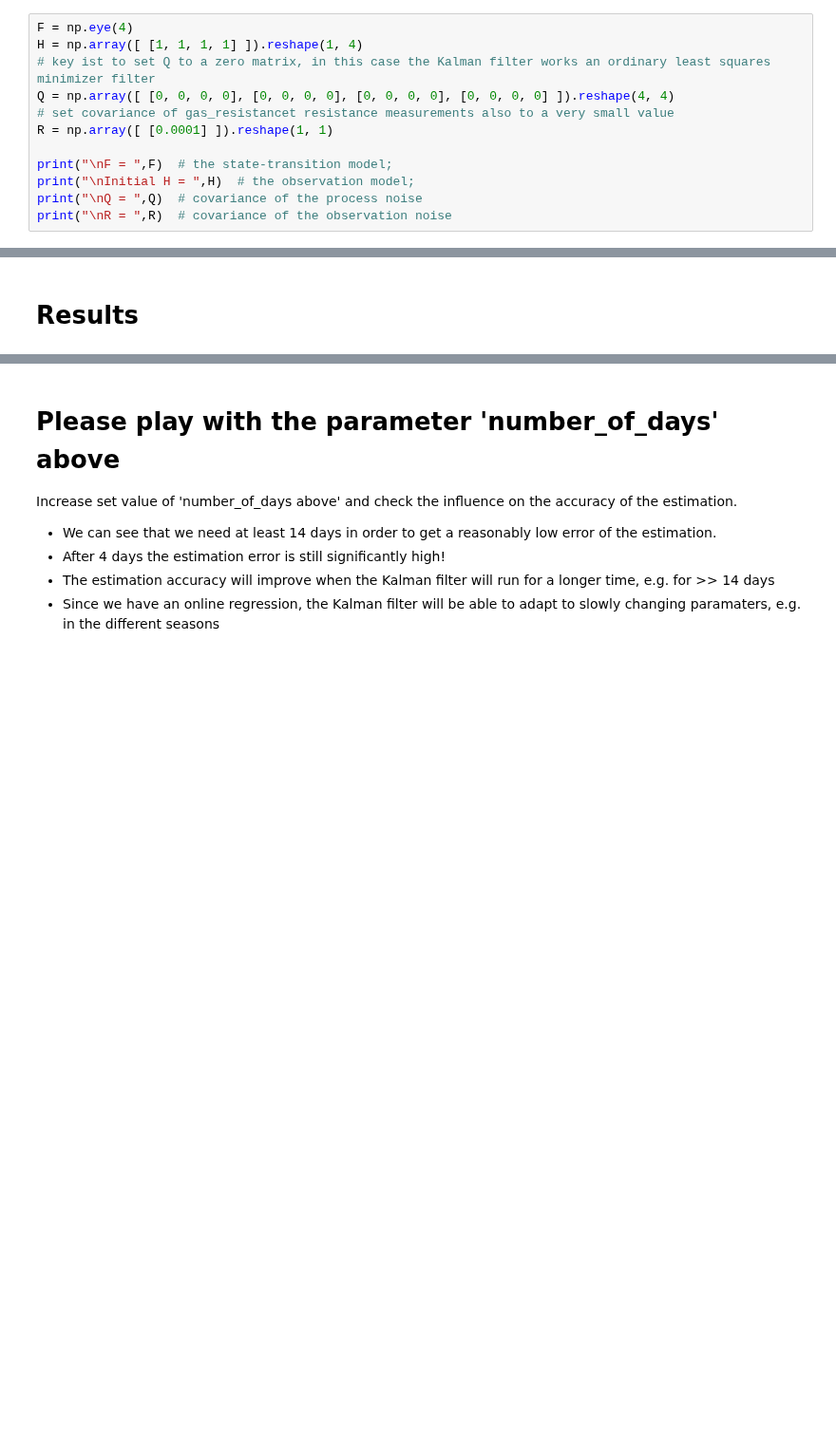
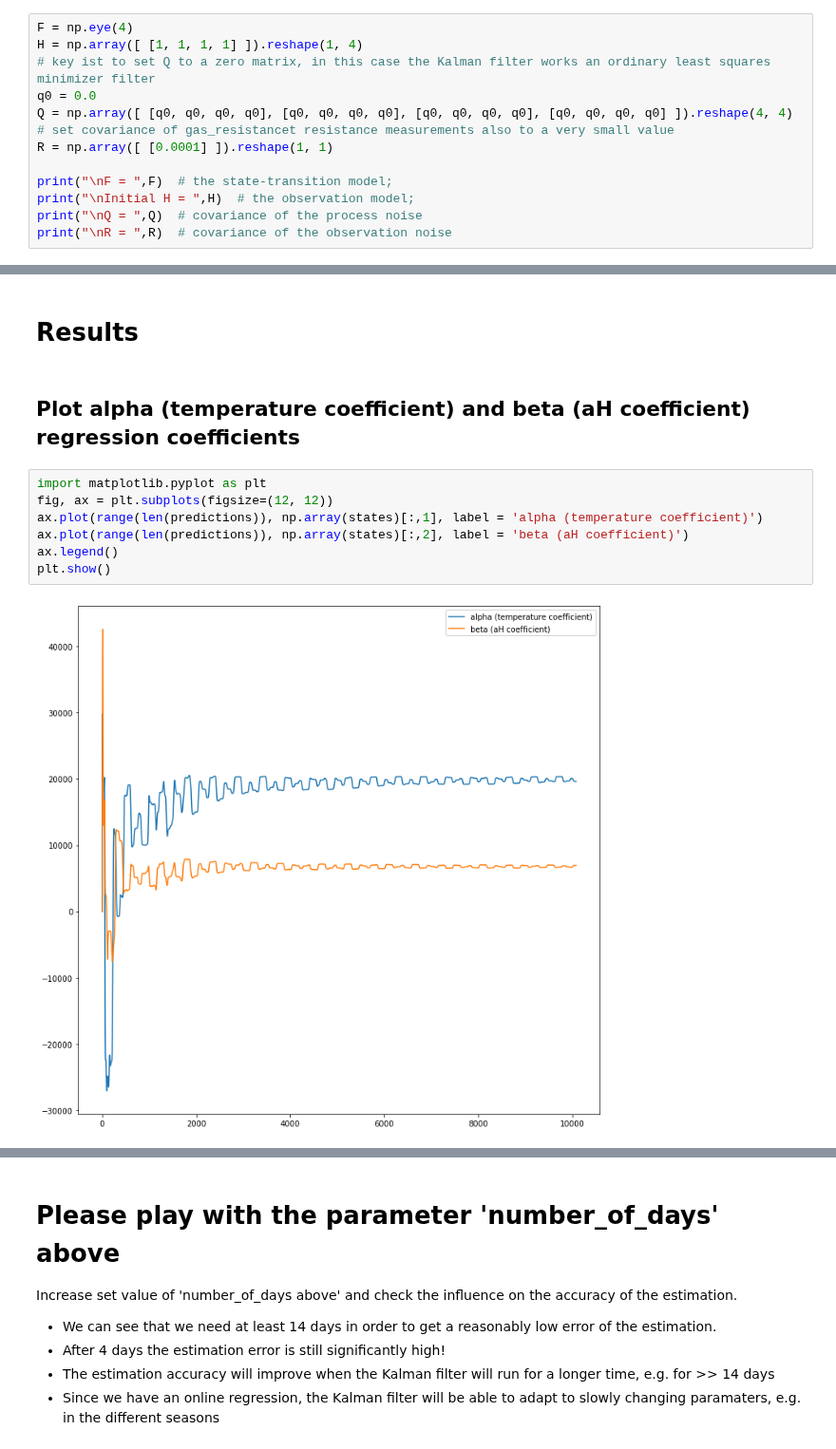
Before and after one commit to FUEL4EP/HomeAutomation, a Jupyter notebook: AsksinPP_developments/sketches/HB-UNI-Sensor1-AQ-BME680_KF_DEBUG/Kalman_Filter/Prove_of_Kalman_filter_with_synthesized_data.ipynb, the cells around one changed output, grey strips where cells are left out. Shown at 95% size. Cells and saved outputs as stored; diff of their text form; blank space fills up the shorter version.

```diff
--- a/AsksinPP_developments/sketches/HB-UNI-Sensor1-AQ-BME680_KF_DEBUG/Kalman_Filter/Prove_of_Kalman_filter_with_synthesized_data.ipynb
+++ b/AsksinPP_developments/sketches/HB-UNI-Sensor1-AQ-BME680_KF_DEBUG/Kalman_Filter/Prove_of_Kalman_filter_with_synthesized_data.ipynb
@@ -150,7 +150,8 @@ number of measurement datapoints =  5041
 F = np.eye(4)
 H = np.array([ [1, 1, 1, 1] ]).reshape(1, 4)
 # key ist to set Q to a zero matrix, in this case the Kalman filter works an ordinary least squares minimizer filter
-Q = np.array([ [0, 0, 0, 0], [0, 0, 0, 0], [0, 0, 0, 0], [0, 0, 0, 0] ]).reshape(4, 4)
+q0 = 0.0
+Q = np.array([ [q0, q0, q0, q0], [q0, q0, q0, q0], [q0, q0, q0, q0], [q0, q0, q0, q0] ]).reshape(4, 4)
 # set covariance of gas_resistancet resistance measurements also to a very small value
 R = np.array([ [0.0001] ]).reshape(1, 1)
 
@@ -255,5 +256,16 @@ Kalman filter update =  [[767882.61562459]]
 # %% [markdown]
 # Results
+# %% [markdown]
+## Plot alpha (temperature coefficient) and beta (aH coefficient) regression coefficients
+# %%
+import matplotlib.pyplot as plt
+fig, ax = plt.subplots(figsize=(12, 12))
+ax.plot(range(len(predictions)), np.array(states)[:,1], label = 'alpha (temperature coefficient)')
+ax.plot(range(len(predictions)), np.array(states)[:,2], label = 'beta (aH coefficient)')
+ax.legend()
+plt.show()
+# %% [output]
+[figure, added]
 # %%
 print("\n\nnumber of days for Kalman filtering                      = %11.1lf days\n\n" % number_of_days)
 
```
Also changed, not shown: parts of 7 cells of this notebook, 1 other file.
